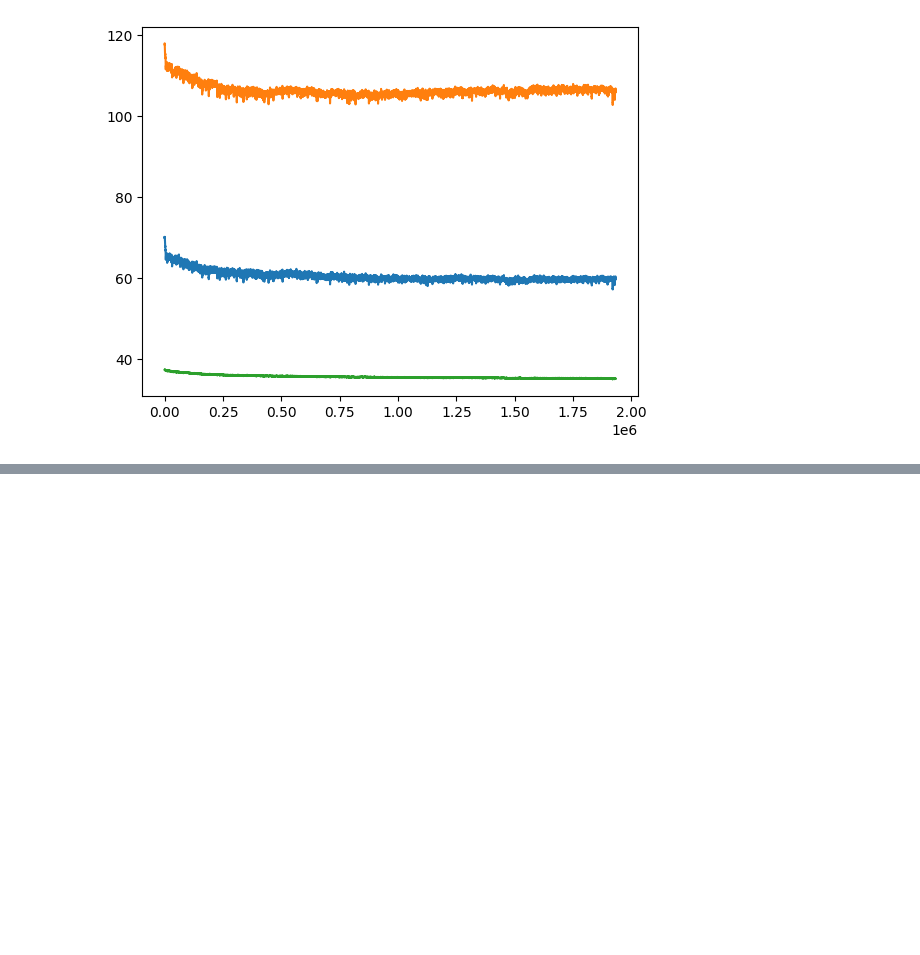
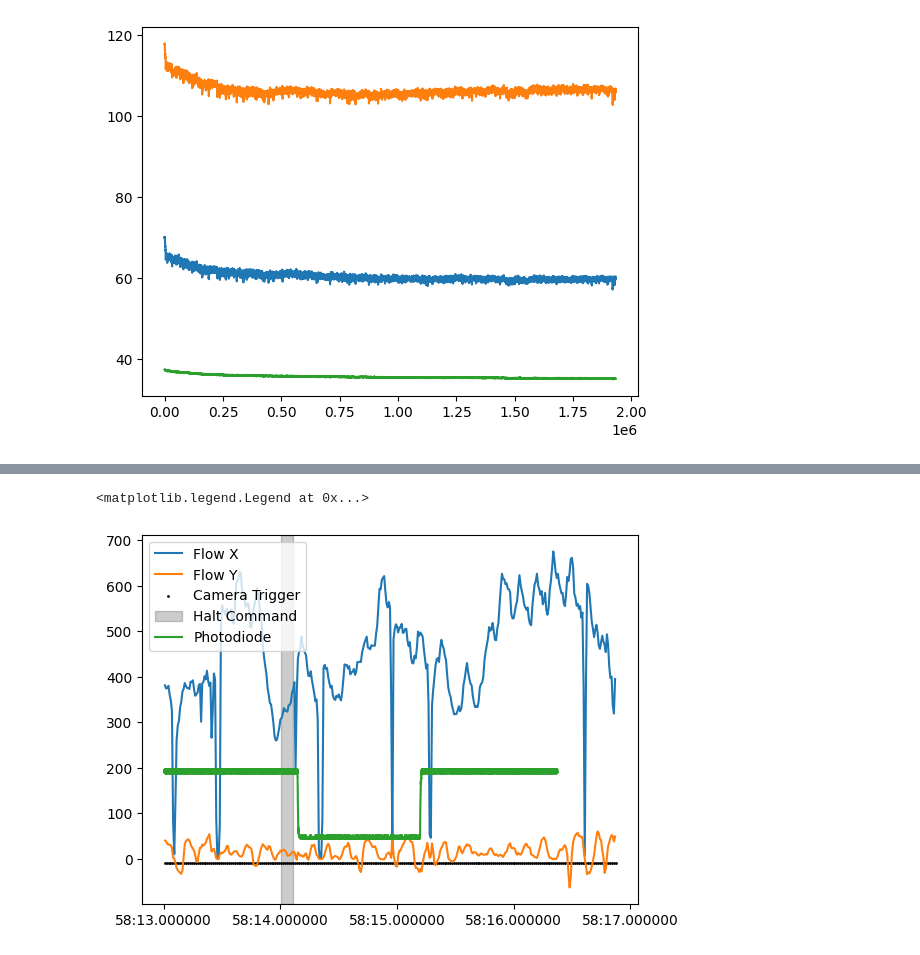
Before and after one commit to neurogears/vestibular-vr, a Jupyter notebook: analysis/photometry_sync_example.ipynb, the cells around one changed output, grey strips where cells are left out. Saved outputs shown, nothing was run; the diff lists cells and outputs as text; code cells hidden in the pictures; blank space fills up the shorter version.

```diff
--- a/analysis/photometry_sync_example.ipynb
+++ b/analysis/photometry_sync_example.ipynb
@@ -151,0 +158,32 @@ plt.plot(photometry[0]["CH1-560"])
+# %%
+# example, see harp data, experiment events, onix data for a given window, synchronised.
+# where did the LinearRegularMismatch block start (approximately)?
+block_start = experiment_events[experiment_events["Event"].eq("LinearRegularMismatch block started")]
+print(block_start)
+
+# Get the first 20 halt times after this block started
+block_halts = experiment_events[(experiment_events["Event"].eq("Apply halt: 1s")) & (experiment_events.index > block_start.index[0])].iloc[0:20]
+print(block_halts)
+
+# Plot flow sensor and camera triggers during given halt period
+idx = 15
+sec_start = block_halts.index[idx]
+sec_stop = block_halts.index[idx+1]
+min_time = sec_start - pd.DateOffset(seconds=1)
+max_time = sec_stop + pd.DateOffset(seconds=0.5)
+print(min_time, max_time)
+
+plt.figure()
+plt.plot(flow_sensor['OpticalTrackingRead0X'][min_time:max_time], label='Flow X')
+plt.plot(flow_sensor['OpticalTrackingRead0Y'][min_time:max_time], label='Flow Y')
+plt.scatter(camera_triggers[min_time:max_time].index, np.ones((1, len(camera_triggers[min_time:max_time]))) * -10, s=1, c='k', label='Camera Trigger')
+plt.axvspan(sec_start, sec_start + pd.DateOffset(seconds=0.1), color='black', alpha=0.2, label='Halt Command')
+
+# overlay the onix photodiode signal in converted time
+onix_sec_start_index = np.where(analog_clock >= harp_to_onix_clock(block_halts.iloc[idx]["Seconds"] - 1))[0][0]
+onix_sec_stop_index = np.where(analog_clock >= harp_to_onix_clock(block_halts.iloc[idx+1]["Seconds"]))[0][0]
+plt.plot(onix_to_harp_timestamp(analog_clock[onix_sec_start_index:onix_sec_stop_index]), analog_data[onix_sec_start_index:onix_sec_stop_index, 0], label='Photodiode')
+plt.legend()
+
+# overlay photometry
+# %% [output]
@@ -151,0 +207,2 @@ plt.plot(photometry[0]["CH1-560"])
+<matplotlib.legend.Legend at 0x...>
+[figure, added]
```
Also changed, not shown: parts of 10 cells of this notebook, 1 other file.
